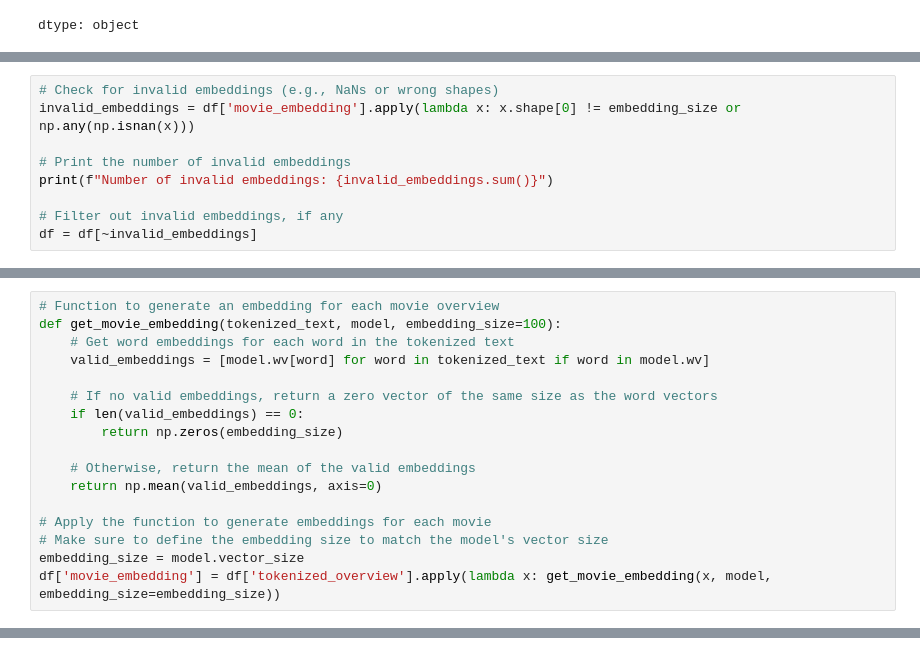
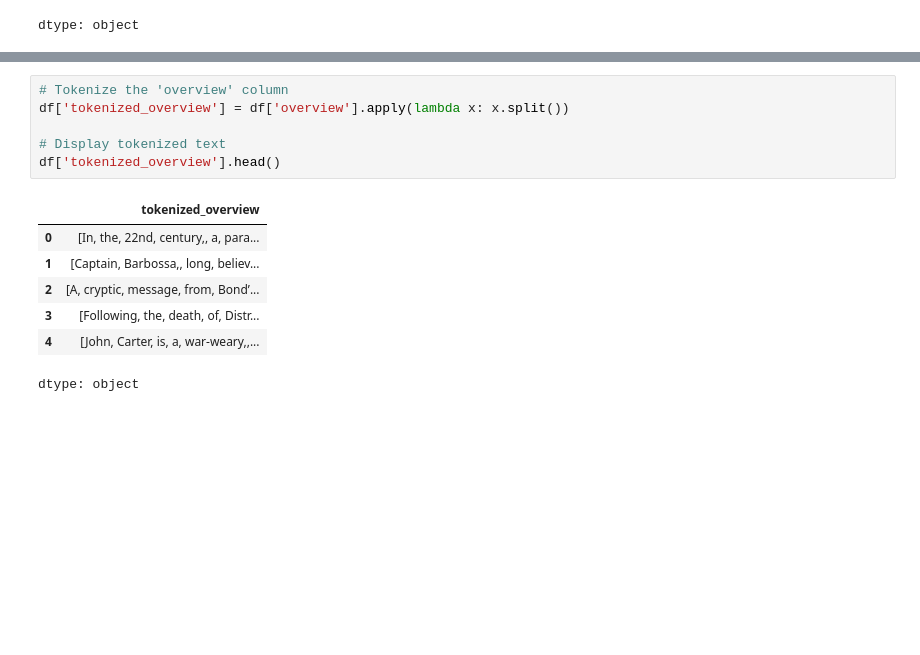
Before and after one commit to rahcoderepo/NLP, a Jupyter notebook: Oct4_AICourse.ipynb, the cells around one changed output, grey strips where cells are left out. Drawn from its saved outputs; the diff is of its cells as text; blank space fills up the shorter version.

```diff
--- a/Oct4_AICourse.ipynb
+++ b/Oct4_AICourse.ipynb
@@ -117,9 +34,0 @@ df['movie_embedding'] = df['tokenized_overview'].apply(lambda x: get_movie_embed
-# %%
-# Check for invalid embeddings (e.g., NaNs or wrong shapes)
-invalid_embeddings = df['movie_embedding'].apply(lambda x: x.shape[0] != embedding_size or np.any(np.isnan(x)))
-
-# Print the number of invalid embeddings
-print(f"Number of invalid embeddings: {invalid_embeddings.sum()}")
-
-# Filter out invalid embeddings, if any
-df = df[~invalid_embeddings]
@@ -128,17 +34,0 @@ Number of invalid embeddings: 0
-# %%
-# Function to generate an embedding for each movie overview
-def get_movie_embedding(tokenized_text, model, embedding_size=100):
-    # Get word embeddings for each word in the tokenized text
-    valid_embeddings = [model.wv[word] for word in tokenized_text if word in model.wv]
-
-    # If no valid embeddings, return a zero vector of the same size as the word vectors
-    if len(valid_embeddings) == 0:
-        return np.zeros(embedding_size)
-
-    # Otherwise, return the mean of the valid embeddings
-    return np.mean(valid_embeddings, axis=0)
-
-# Apply the function to generate embeddings for each movie
-# Make sure to define the embedding size to match the model's vector size
-embedding_size = model.vector_size
-df['movie_embedding'] = df['tokenized_overview'].apply(lambda x: get_movie_embedding(x, model, embedding_size=embedding_size))
@@ -175,0 +35,14 @@ plt.show()
+# %%
+# Tokenize the 'overview' column
+df['tokenized_overview'] = df['overview'].apply(lambda x: x.split())
+
+# Display tokenized text
+df['tokenized_overview'].head()
+# %% [output]
+|  | tokenized_overview |
+| 0 | [In, the, 22nd, century,, a, para... |
+| 1 | [Captain, Barbossa,, long, believ... |
+| 2 | [A, cryptic, message, from, Bond’... |
+| 3 | [Following, the, death, of, Distr... |
+| 4 | [John, Carter, is, a, war-weary,,... |
+dtype: object
```
Also changed, not shown: parts of 5 cells of this notebook.
